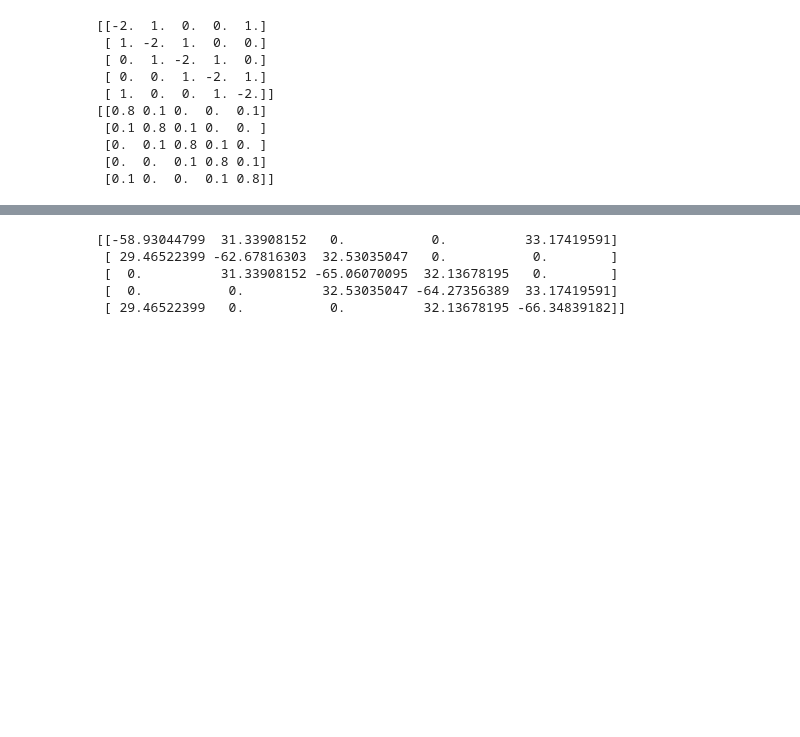
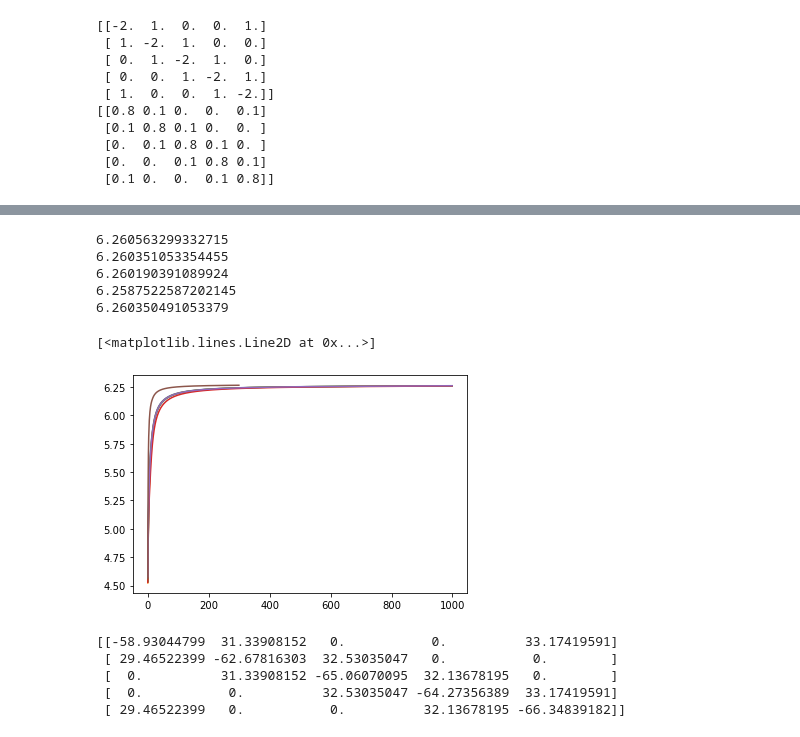
Before and after one commit to sundave1998/ARNPG-MORL, a Jupyter notebook: Tabular MDP (oracle)/Untitled.ipynb, the cells around one changed output, grey strips where cells are left out. Saved outputs shown, nothing was run; the diff lists cells and outputs as text; code cells hidden in the pictures; blank space fills up the shorter version.

```diff
--- a/Tabular MDP (oracle)/Untitled.ipynb
+++ b/Tabular MDP (oracle)/Untitled.ipynb
@@ -187,3 +198,42 @@ plt.plot(temp.Q_record)
+# %%
+agent_list = []
+for i in range(agent_num):
+    agent_list.append(MO_ARNPG_MDP(rewards, s, a, rho, gamma, prob_transition, model=model))
+# for k in range(5):
+old_grad = np.zeros((agent_num, reward_num))
+grad = np.zeros((agent_num, reward_num))
+y = np.zeros((agent_num, reward_num))
+all_theta = np.zeros((agent_num, s*a))
+N = 1000
+for k in tqdm(range(N)):
+
+    for i in range(agent_num):
+        grad[i] = agent_list[i].calculate_G(num=i,verbose = False)
+        all_theta[i] = copy.deepcopy(agent_list[i].theta)
+
+    y = W@y+grad-old_grad
+#     y = W@grad
+#     y = copy.deepcopy(grad)
+#     y = y + eta*Laplacian@grad
+    old_grad = copy.deepcopy(grad)
+    all_theta = W@all_theta
+
+    for i in range(agent_num):
+        agent_list[i].theta=all_theta[i]
+        agent_list[i].NPG_step_given_G(y[i], verbose = False)
+# %%
+for i in range(agent_num):
+    plt.plot(agent_list[i].Q_record)
+    print(agent_list[i].Q_record[-1])
+plt.plot(temp.Q_record)
+# %% [output]
+6.260563299332715
+6.260351053354455
+6.260190391089924
+6.2587522587202145
+6.260350491053379
+[<matplotlib.lines.Line2D at 0x...>]
+[figure, added]
 # %%
 print(y)
 # %% [output]
```
Also changed, not shown: parts of 14 cells of this notebook, 4 other files.
